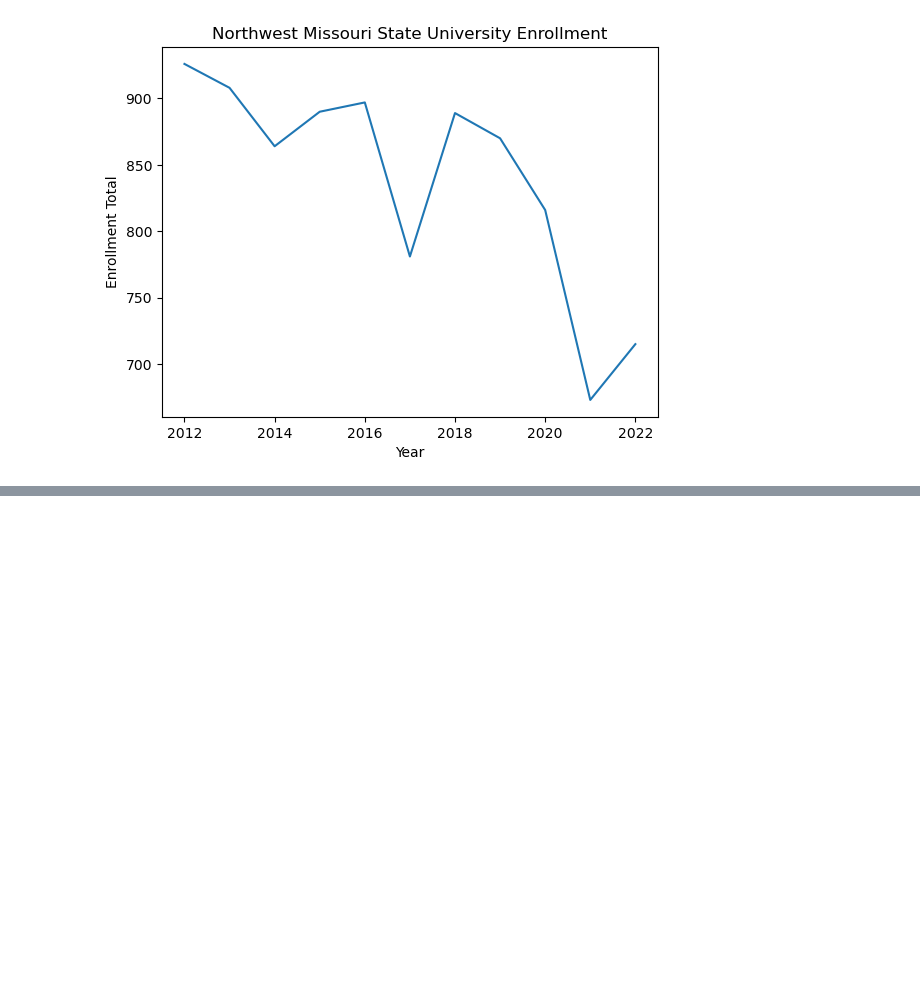
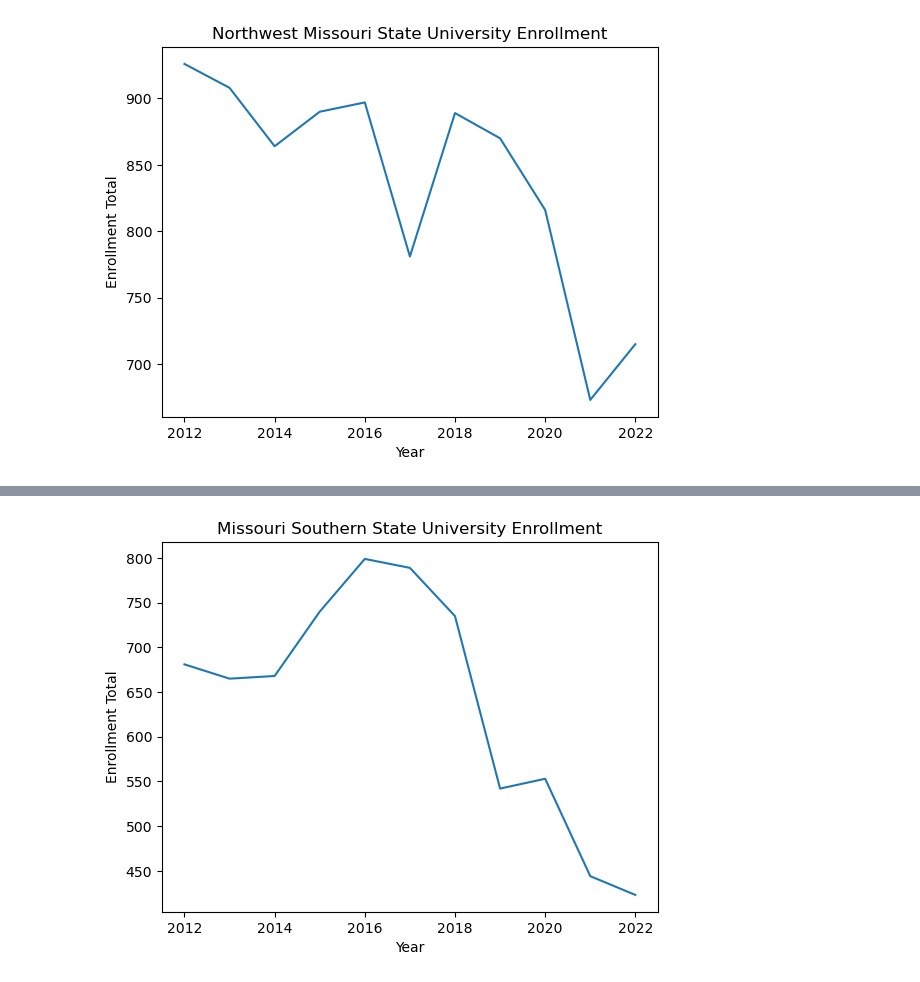
Before and after one commit to Meghaan-Binkley-Hopper/M.S.-Data-Analytics-Capstone-Project, a Jupyter notebook: CapstoneEDA.ipynb, the cells around one changed output, grey strips where cells are left out. Saved outputs shown, nothing was run; the diff lists cells and outputs as text; code cells hidden in the pictures; blank space fills up the shorter version.

```diff
--- a/CapstoneEDA.ipynb
+++ b/CapstoneEDA.ipynb
@@ -63,0 +80,8 @@ plt.show()
+# %%
+#Create plot displaying enrollment for Missouri Southern State University
+ipeds["Missouri Southern State University"].plot()
+plt.title('Missouri Southern State University Enrollment')
+plt.ylabel('Enrollment Total')
+plt.show()
+# %% [output]
+[figure, added]
```
Also changed, not shown: parts of 11 cells of this notebook.
